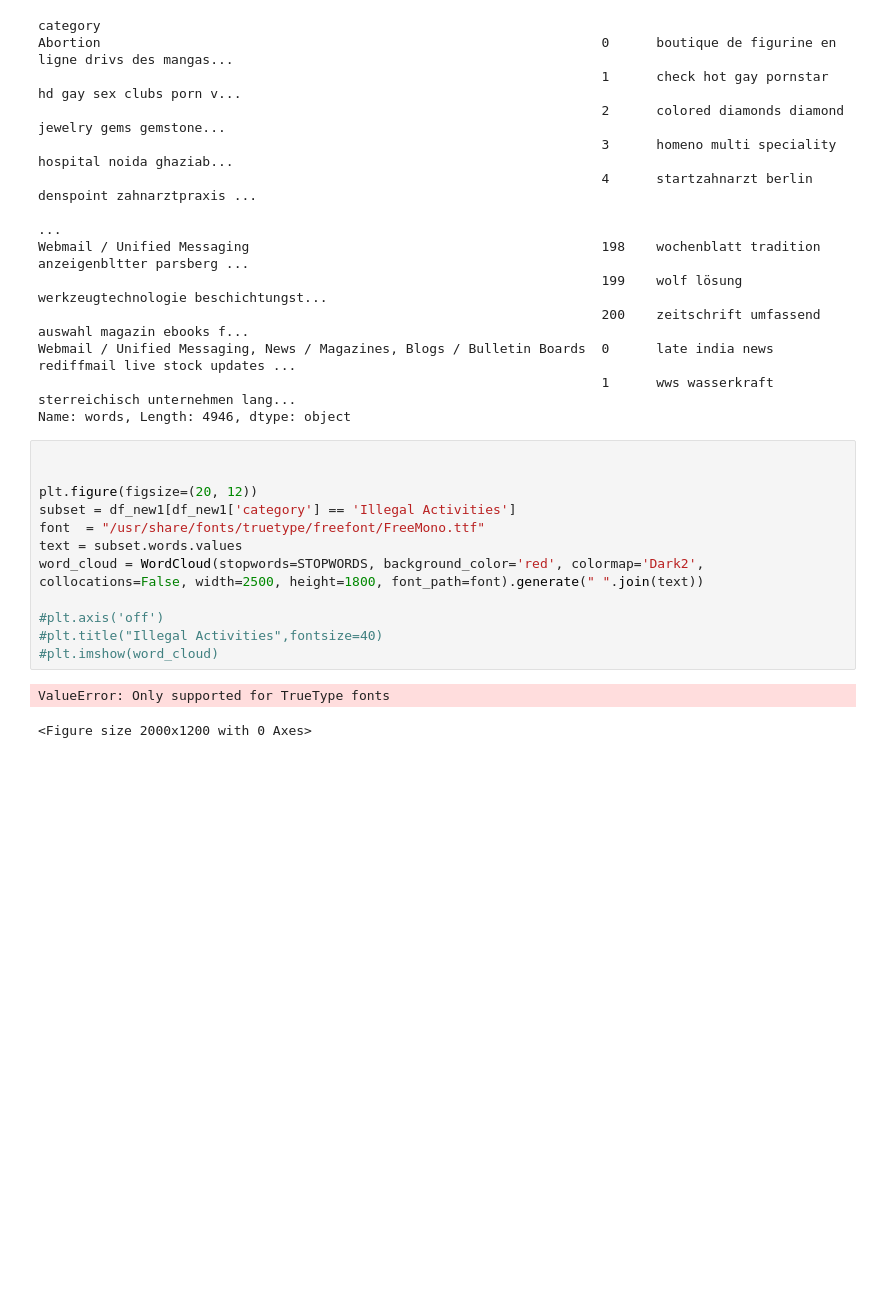
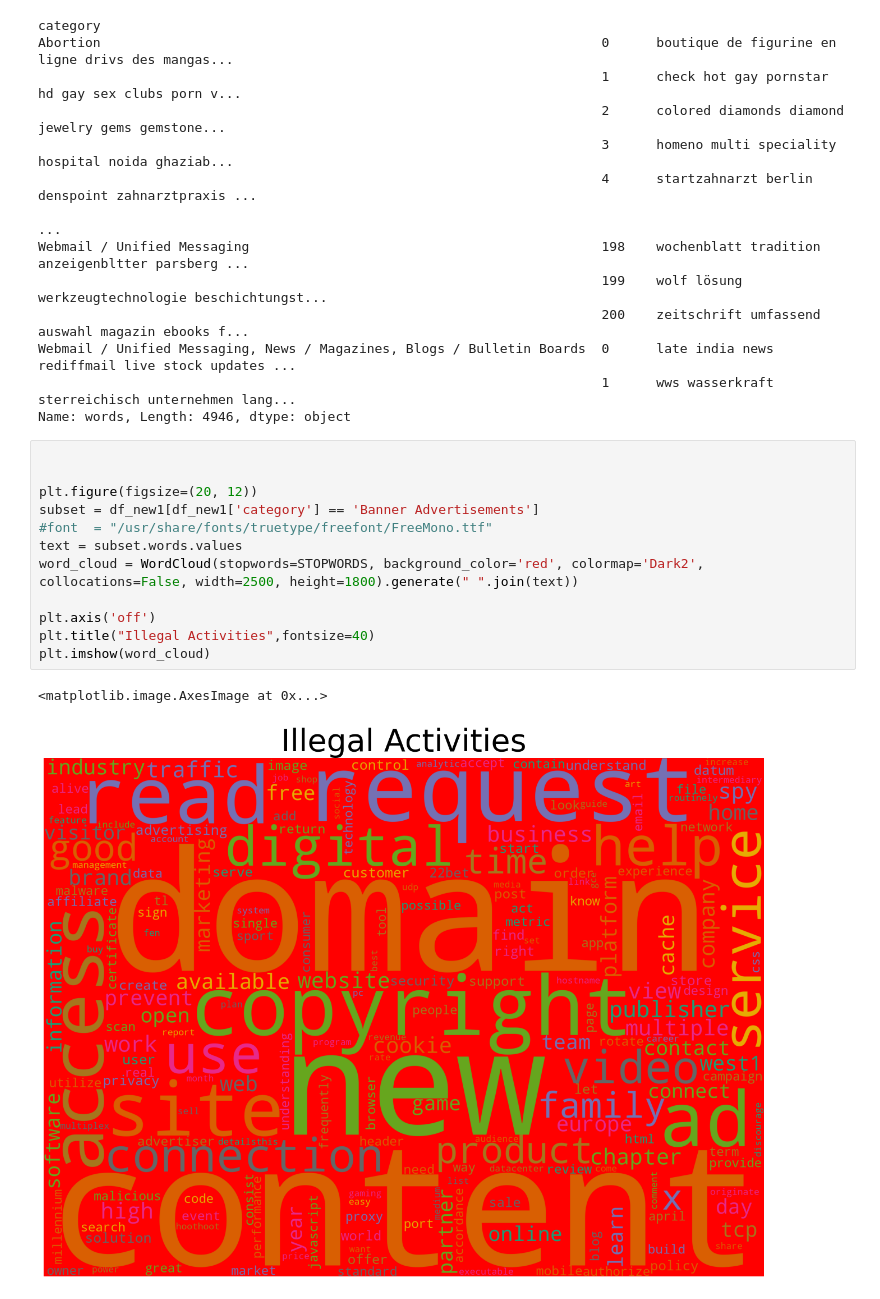
Before and after one commit to Steve2404/Praktikum, a Jupyter notebook: Projekt/klassification.ipynb, the cells around one changed output. Saved outputs shown, nothing was run; the diff lists cells and outputs as text; blank space fills up the shorter version.

```diff
--- a/Projekt/klassification.ipynb
+++ b/Projekt/klassification.ipynb
@@ -205,15 +241,15 @@ Name: words, Length: 4946, dtype: object
 # %%
 
 
 plt.figure(figsize=(20, 12))
-subset = df_new1[df_new1['category'] == 'Illegal Activities']
-font  = "/usr/share/fonts/truetype/freefont/FreeMono.ttf"
+subset = df_new1[df_new1['category'] == 'Banner Advertisements']
+#font  = "/usr/share/fonts/truetype/freefont/FreeMono.ttf"
 text = subset.words.values
-word_cloud = WordCloud(stopwords=STOPWORDS, background_color='red', colormap='Dark2', collocations=False, width=2500, height=1800, font_path=font).generate(" ".join(text))
+word_cloud = WordCloud(stopwords=STOPWORDS, background_color='red', colormap='Dark2', collocations=False, width=2500, height=1800).generate(" ".join(text))
 
-#plt.axis('off')
-#plt.title("Illegal Activities",fontsize=40)
-#plt.imshow(word_cloud)
+plt.axis('off')
+plt.title("Illegal Activities",fontsize=40)
+plt.imshow(word_cloud)
 # %% [output]
-ValueError: Only supported for TrueType fonts
+<matplotlib.image.AxesImage at 0x...>
-<Figure size 2000x1200 with 0 Axes>
+[figure, added]
```
Also changed, not shown: parts of 19 cells of this notebook.
